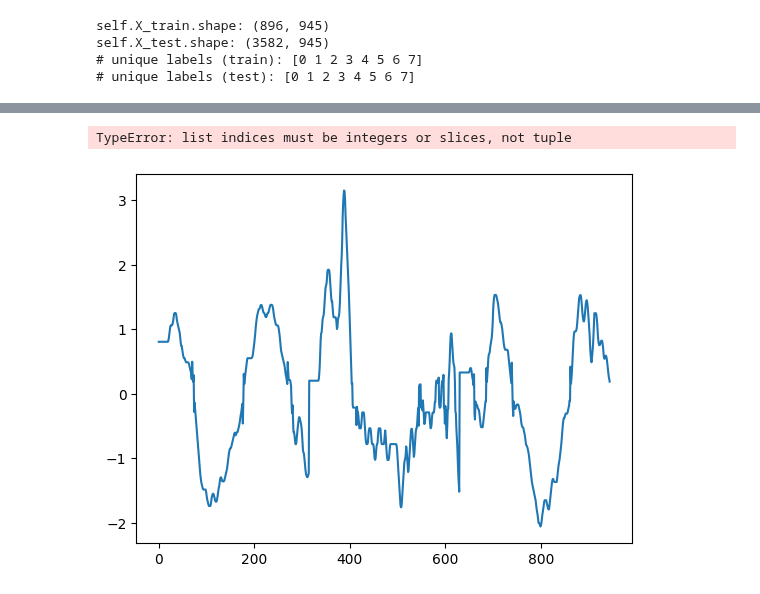
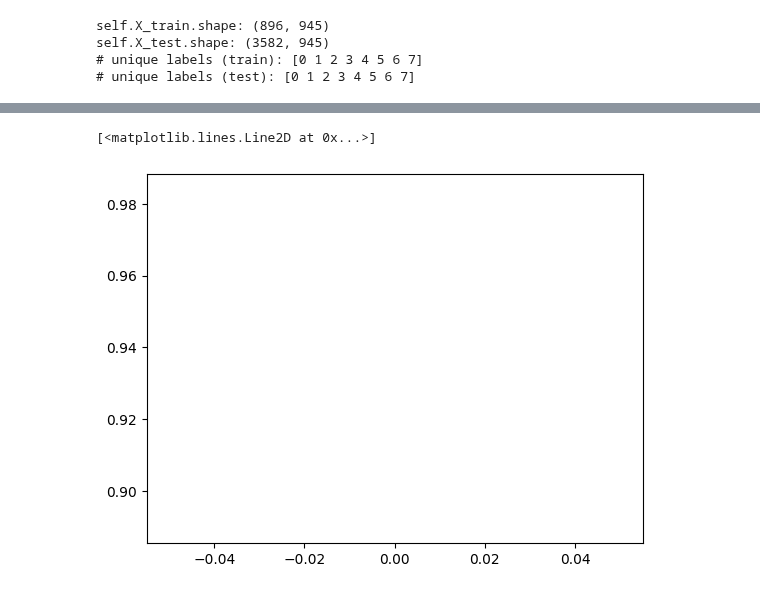
Before and after one commit to erlendlokna/Generative-SSL-VQVAE-modelling, a Jupyter notebook: examine_augmentations.ipynb, the cells around one changed output, grey strips where cells are left out. Saved outputs shown, nothing was run; the diff lists cells and outputs as text; code cells hidden in the pictures.

```diff
--- a/examine_augmentations.ipynb
+++ b/examine_augmentations.ipynb
@@ -99,0 +50,5 @@ def random_crop(self, *x_views):
+# %%
+x, xs_pairs = x_batch
+# %%
+x = x.squeeze(1).numpy()
+print(x.shape)
@@ -100,9 +80,8 @@ def random_crop(self, *x_views):
 # %%
+idx = np.random.randint(0, x.shape[0])
 
-
-xaug = random_crop(xaug, 10)
 plt.plot(x[0, 0])
-plt.plot(xaug[0, 0])
+plt.plot(subx1[0, 0])
 # %% [output]
-TypeError: list indices must be integers or slices, not tuple
+[<matplotlib.lines.Line2D at 0x...>]
-[figure, old version]
+[figure, new version]
```
Also changed, not shown: parts of 13 cells of this notebook, 4 other files.
